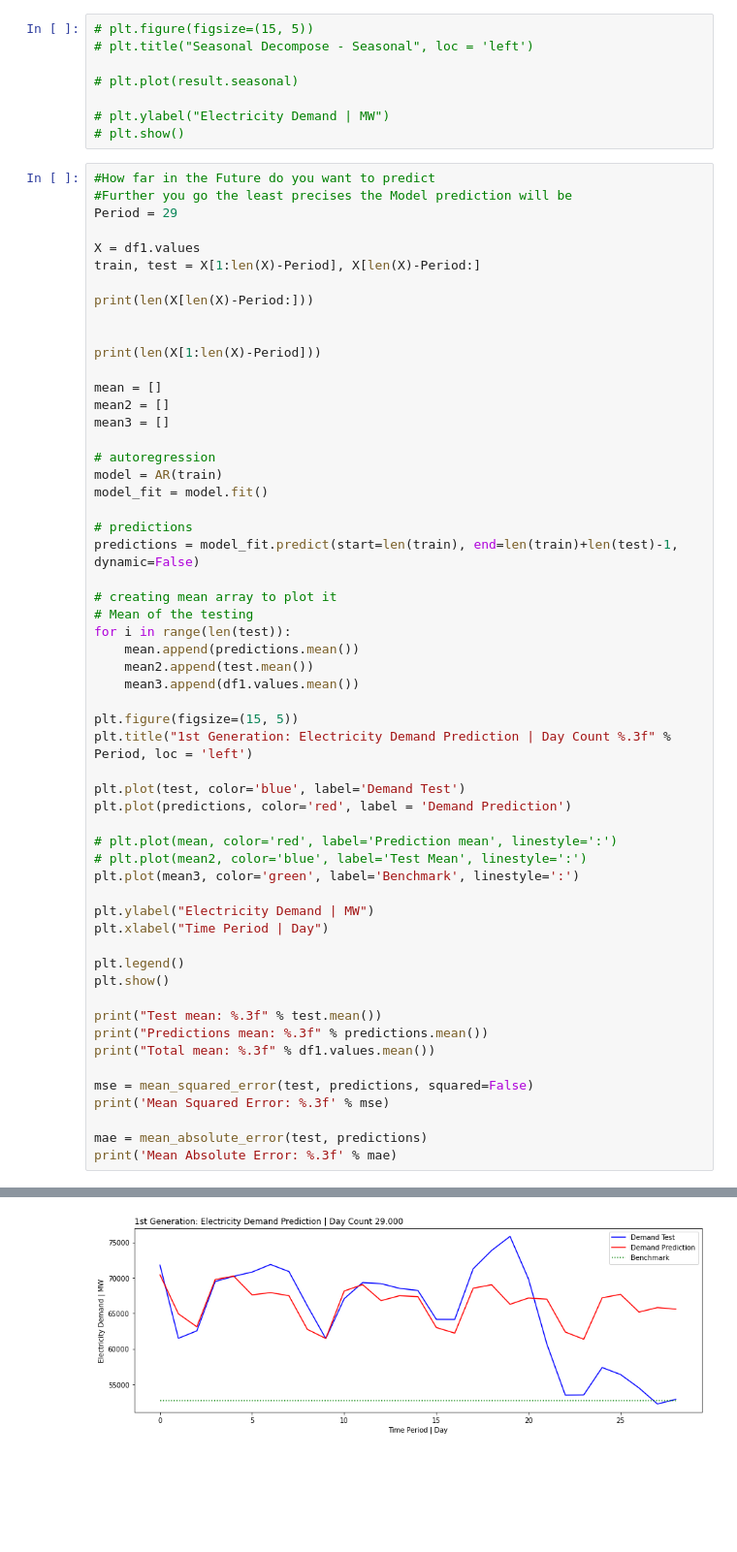
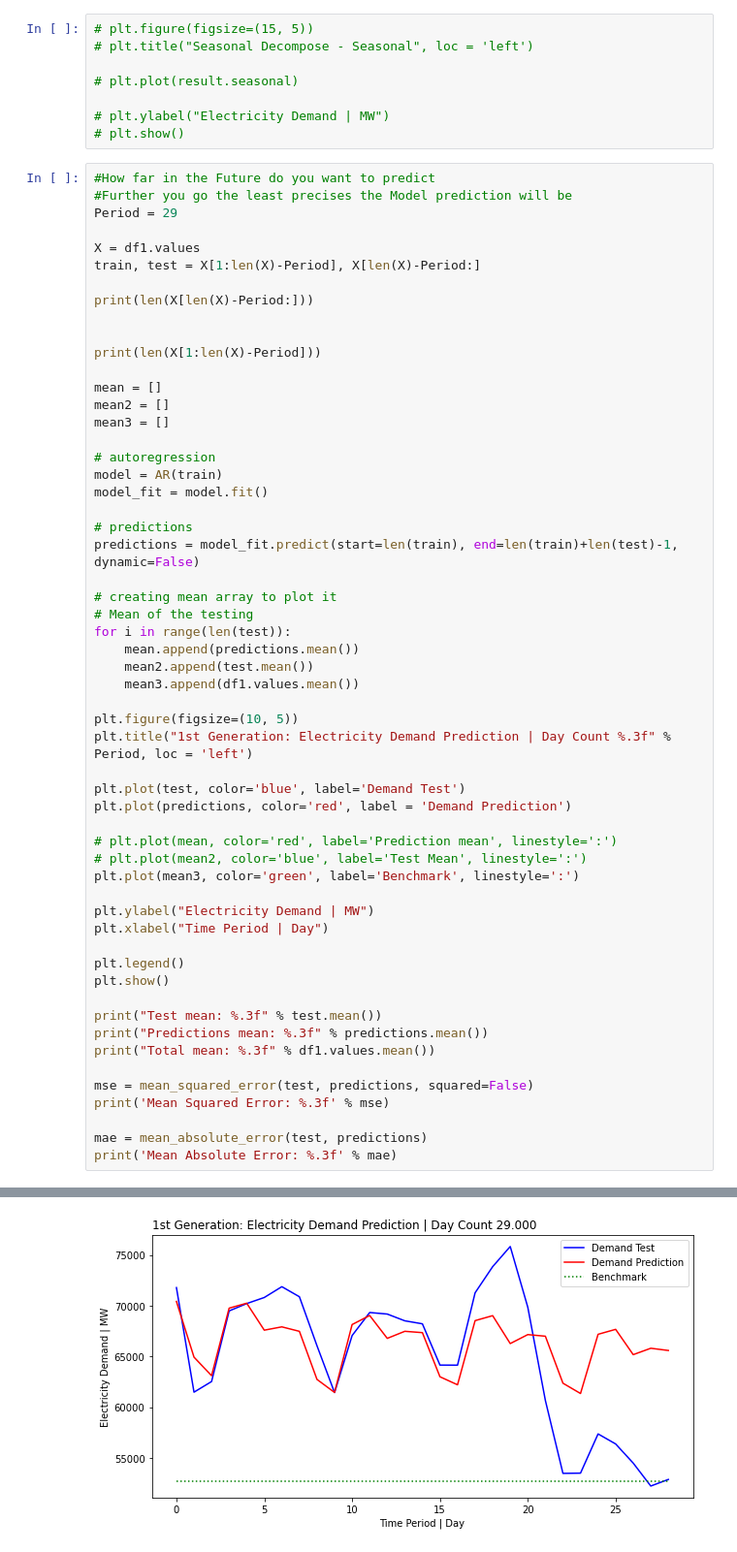
Before and after one commit to snowbalzz/Modeling, a Jupyter notebook: Gen1/Modeling.ipynb, the cells around one changed output, grey strips where cells are left out. Shown: that part at 97% size. Cells and saved outputs as stored; diff of their text form; blank space fills up the shorter version.

```diff
--- a/Gen1/Modeling.ipynb
+++ b/Gen1/Modeling.ipynb
@@ -83,7 +83,7 @@ for i in range(len(test)):
     mean2.append(test.mean())
     mean3.append(df1.values.mean())
 
-plt.figure(figsize=(15, 5))
+plt.figure(figsize=(10, 5))
 plt.title("1st Generation: Electricity Demand Prediction | Day Count %.3f" % Period, loc = 'left')
 
 plt.plot(test, color='blue', label='Demand Test')
@@ -103,34 +103,34 @@ print("Test mean: %.3f" % test.mean())
 print("Predictions mean: %.3f" % predictions.mean())
 print("Total mean: %.3f" % df1.values.mean())
 
 mse = mean_squared_error(test, predictions, squared=False)
 print('Mean Squared Error: %.3f' % mse)
 
 mae = mean_absolute_error(test, predictions)
 print('Mean Absolute Error: %.3f' % mae)
 # %% [output]
 29
 1429
 statsmodels.tsa.AR has been deprecated in favor of statsmodels.tsa.AutoReg and
 statsmodels.tsa.SARIMAX.
 
 AutoReg adds the ability to specify exogenous variables, include time trends,
 and add seasonal dummies. The AutoReg API differs from AR since the model is
 treated as immutable, and so the entire specification including the lag
 length must be specified when creating the model. This change is too
 substantial to incorporate into the existing AR api. The function
 ar_select_order performs lag length selection for AutoReg models.
 
 AutoReg only estimates parameters using conditional MLE (OLS). Use SARIMAX to
 estimate ARX and related models using full MLE via the Kalman Filter.
 
 To silence this warning and continue using AR until it is removed, use:
 
 import warnings
 warnings.filterwarnings('ignore', 'statsmodels.tsa.ar_model.AR', FutureWarning)
 
   warnings.warn(AR_DEPRECATION_WARN, FutureWarning)
-[figure, old version]
+[figure, new version]
 Test mean: 64799.310
 Predictions mean: 66307.782
 Total mean: 52734.112
```
Also changed, not shown: 11 other files.
